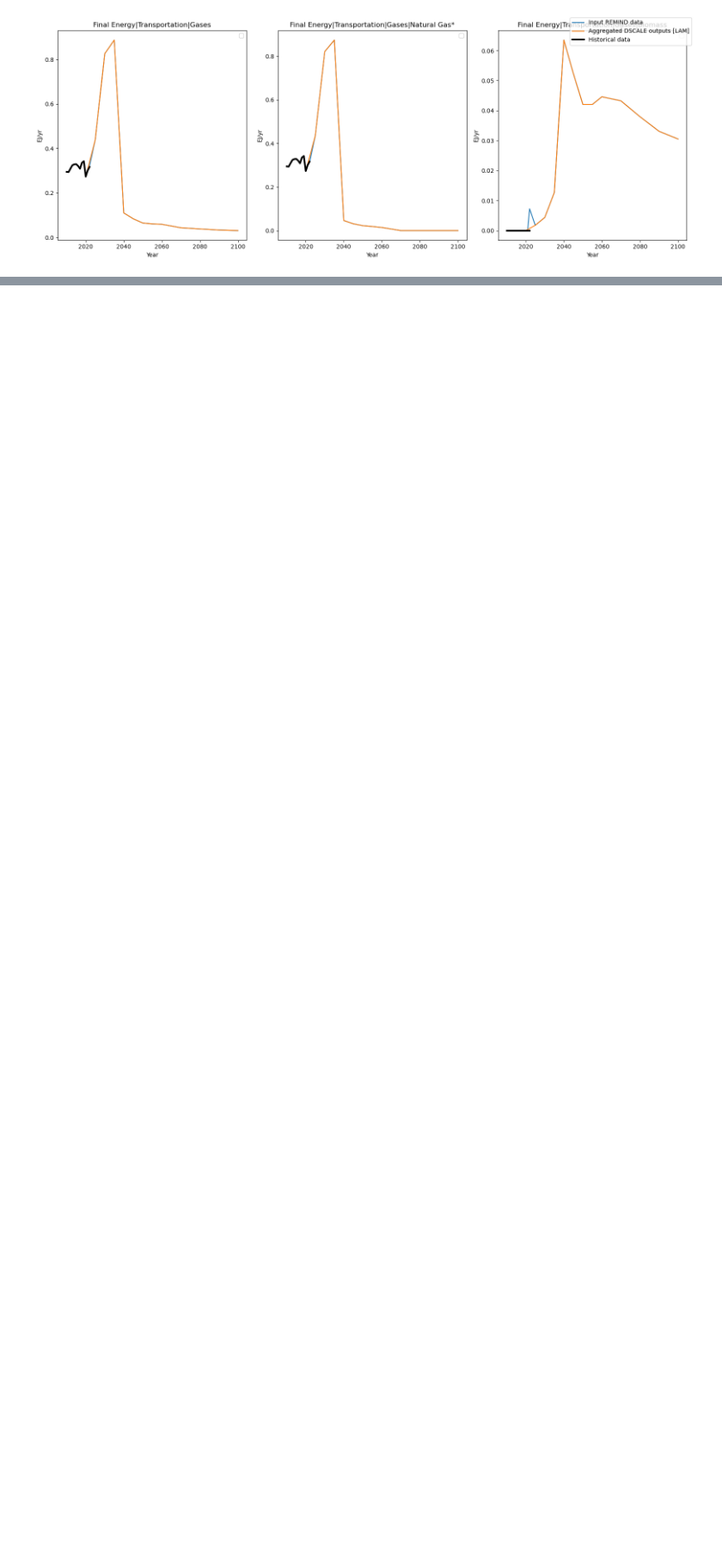
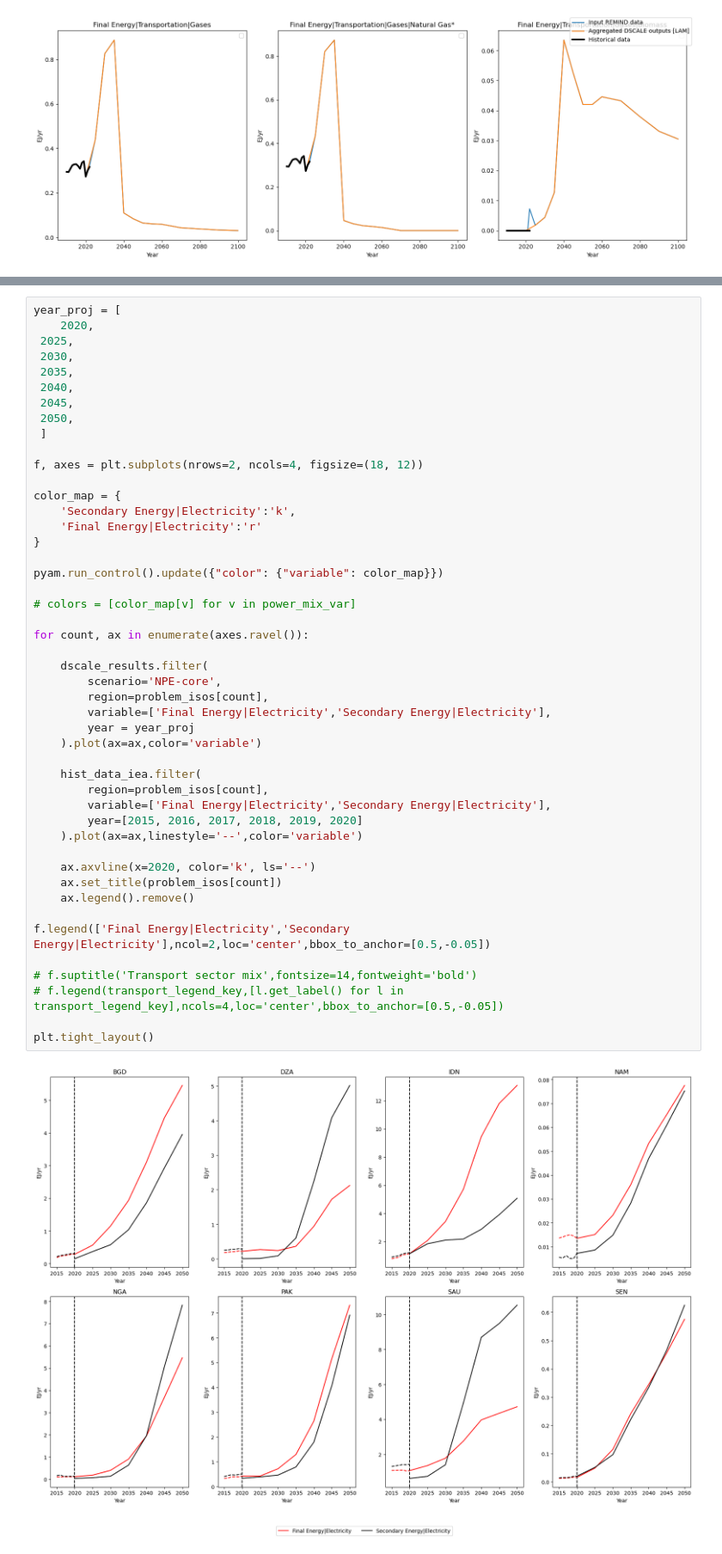
Before and after one commit to fabiosferra/DSCALE, a Jupyter notebook: notebook/explore_enduse.ipynb, the cells around one changed output, grey strips where cells are left out. Shown at 86% size. Saved outputs shown, nothing was run; the diff lists cells and outputs as text; blank space fills up the shorter version.

```diff
--- a/notebook/explore_enduse.ipynb
+++ b/notebook/explore_enduse.ipynb
@@ -692,0 +566,49 @@ plt.tight_layout()
+# %%
+year_proj = [
+    2020,
+ 2025,
+ 2030,
+ 2035,
+ 2040,
+ 2045,
+ 2050,
+ ]
+
+f, axes = plt.subplots(nrows=2, ncols=4, figsize=(18, 12))
+
+color_map = {
+    'Secondary Energy|Electricity':'k',
+    'Final Energy|Electricity':'r'
+}
+
+pyam.run_control().update({"color": {"variable": color_map}})
+
+# colors = [color_map[v] for v in power_mix_var]
+
+for count, ax in enumerate(axes.ravel()):
+
+    dscale_results.filter(
+        scenario='NPE-core',
+        region=problem_isos[count],
+        variable=['Final Energy|Electricity','Secondary Energy|Electricity'],
+        year = year_proj
+    ).plot(ax=ax,color='variable')
+
+    hist_data_iea.filter(
+        region=problem_isos[count],
+        variable=['Final Energy|Electricity','Secondary Energy|Electricity'],
+        year=[2015, 2016, 2017, 2018, 2019, 2020]
+    ).plot(ax=ax,linestyle='--',color='variable')
+
+    ax.axvline(x=2020, color='k', ls='--')
+    ax.set_title(problem_isos[count])
+    ax.legend().remove()
+
+f.legend(['Final Energy|Electricity','Secondary Energy|Electricity'],ncol=2,loc='center',bbox_to_anchor=[0.5,-0.05])
+
+# f.suptitle('Transport sector mix',fontsize=14,fontweight='bold')
+# f.legend(transport_legend_key,[l.get_label() for l in transport_legend_key],ncols=4,loc='center',bbox_to_anchor=[0.5,-0.05])
+
+plt.tight_layout()
+# %% [output]
+[figure, added]
```
Also changed, not shown: parts of 73 cells of this notebook, 3 other files.
